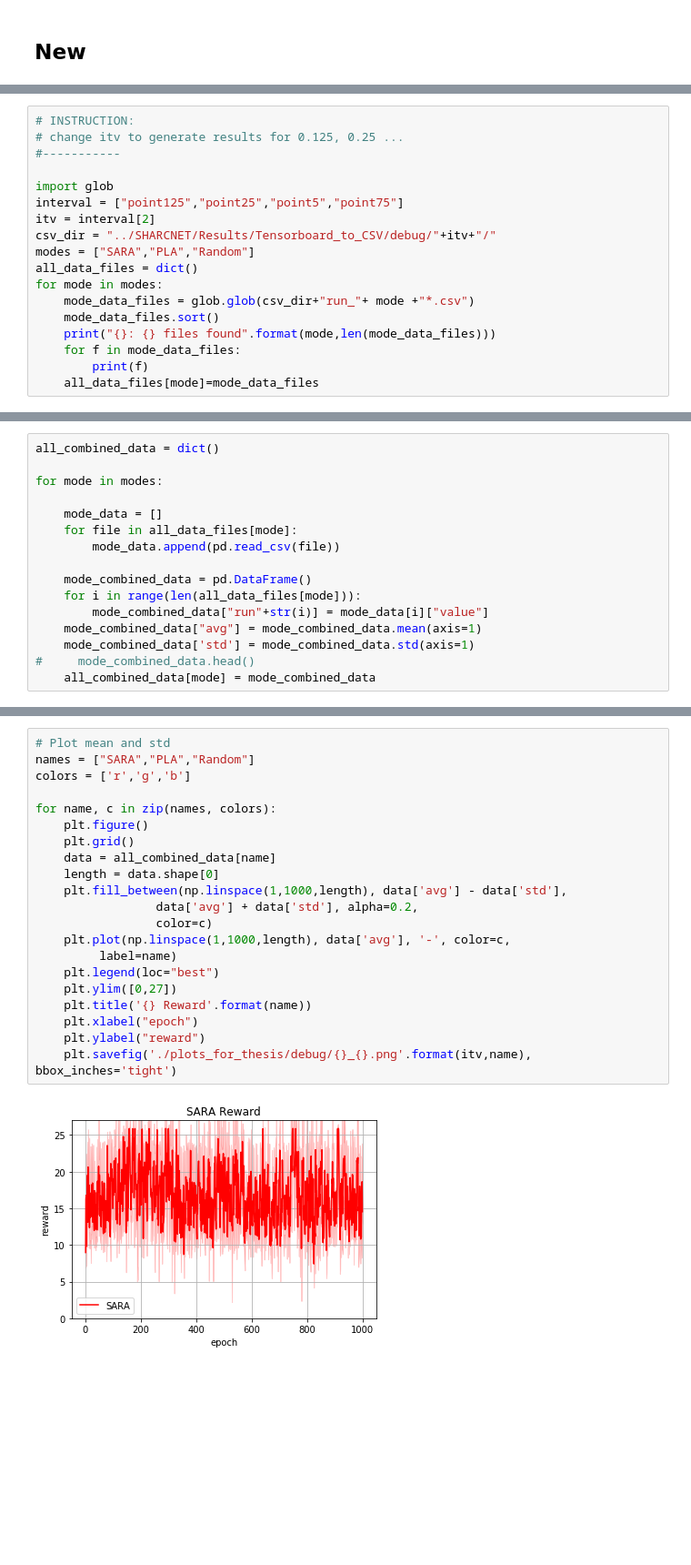
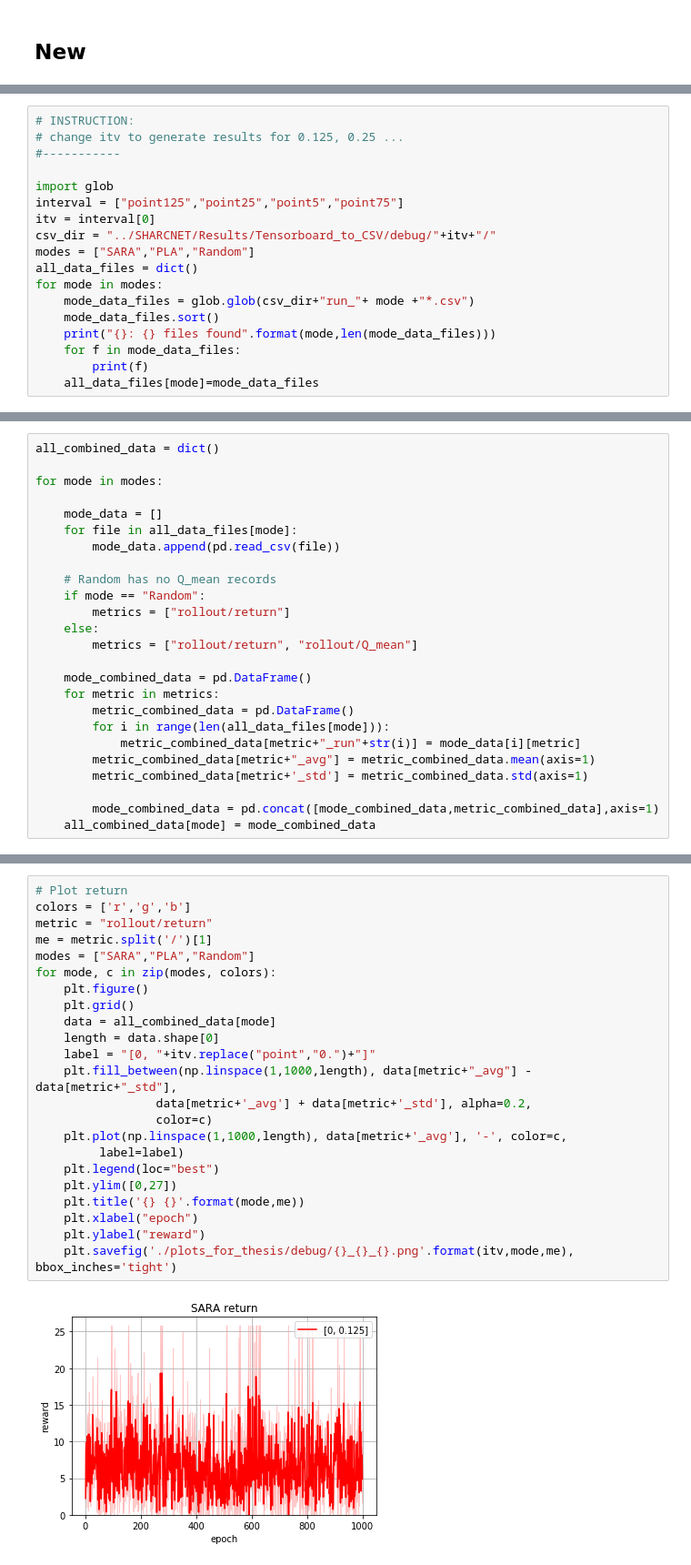
Before and after one commit to daiweiLin/unity_simulator, a Jupyter notebook: notebook/Plot_CSV_from_Tensorboards.ipynb, the cells around one changed output, grey strips where cells are left out. Shown at 91% size. Drawn from its saved outputs; the diff is of its cells as text; blank space fills up the shorter version.

```diff
--- a/notebook/Plot_CSV_from_Tensorboards.ipynb
+++ b/notebook/Plot_CSV_from_Tensorboards.ipynb
@@ -86,7 +90,7 @@ for name, c in zip(names, colors):
 
 import glob
 interval = ["point125","point25","point5","point75"]
-itv = interval[2]
+itv = interval[0]
 csv_dir = "../SHARCNET/Results/Tensorboard_to_CSV/debug/"+itv+"/"
 modes = ["SARA","PLA","Random"]
 all_data_files = dict()
@@ -118,11 +120,20 @@ for mode in modes:
     for file in all_data_files[mode]:
         mode_data.append(pd.read_csv(file))
 
+    # Random has no Q_mean records
+    if mode == "Random":
+        metrics = ["rollout/return"]
+    else:
+        metrics = ["rollout/return", "rollout/Q_mean"]
+
     mode_combined_data = pd.DataFrame()
-    for i in range(len(all_data_files[mode])):
-        mode_combined_data["run"+str(i)] = mode_data[i]["value"]
-    mode_combined_data["avg"] = mode_combined_data.mean(axis=1)
-    mode_combined_data['std'] = mode_combined_data.std(axis=1)
-#     mode_combined_data.head()
+    for metric in metrics:
+        metric_combined_data = pd.DataFrame()
+        for i in range(len(all_data_files[mode])):
+            metric_combined_data[metric+"_run"+str(i)] = mode_data[i][metric]
+        metric_combined_data[metric+"_avg"] = metric_combined_data.mean(axis=1)
+        metric_combined_data[metric+'_std'] = metric_combined_data.std(axis=1)
+
+        mode_combined_data = pd.concat([mode_combined_data,metric_combined_data],axis=1)
     all_combined_data[mode] = mode_combined_data
 # %%
@@ -149,23 +160,25 @@ all_combined_data['PLA']
 # %%
-# Plot mean and std
-names = ["SARA","PLA","Random"]
+# Plot return
 colors = ['r','g','b']
-
-for name, c in zip(names, colors):
+metric = "rollout/return"
+me = metric.split('/')[1]
+modes = ["SARA","PLA","Random"]
+for mode, c in zip(modes, colors):
     plt.figure()
     plt.grid()
-    data = all_combined_data[name]
+    data = all_combined_data[mode]
     length = data.shape[0]
-    plt.fill_between(np.linspace(1,1000,length), data['avg'] - data['std'],
-                 data['avg'] + data['std'], alpha=0.2,
+    label = "[0, "+itv.replace("point","0.")+"]"
+    plt.fill_between(np.linspace(1,1000,length), data[metric+"_avg"] - data[metric+"_std"],
+                 data[metric+'_avg'] + data[metric+'_std'], alpha=0.2,
                  color=c)
-    plt.plot(np.linspace(1,1000,length), data['avg'], '-', color=c,
-         label=name)
+    plt.plot(np.linspace(1,1000,length), data[metric+'_avg'], '-', color=c,
+         label=label)
     plt.legend(loc="best")
     plt.ylim([0,27])
-    plt.title('{} Reward'.format(name))
+    plt.title('{} {}'.format(mode,me))
     plt.xlabel("epoch")
     plt.ylabel("reward")
-    plt.savefig('./plots_for_thesis/debug/{}_{}.png'.format(itv,name), bbox_inches='tight')
+    plt.savefig('./plots_for_thesis/debug/{}_{}_{}.png'.format(itv,mode,me), bbox_inches='tight')
 # %% [output]
-[figure, old version]
+[figure, new version]
```
Also changed, not shown: parts of 7 cells of this notebook, 34 other files.
